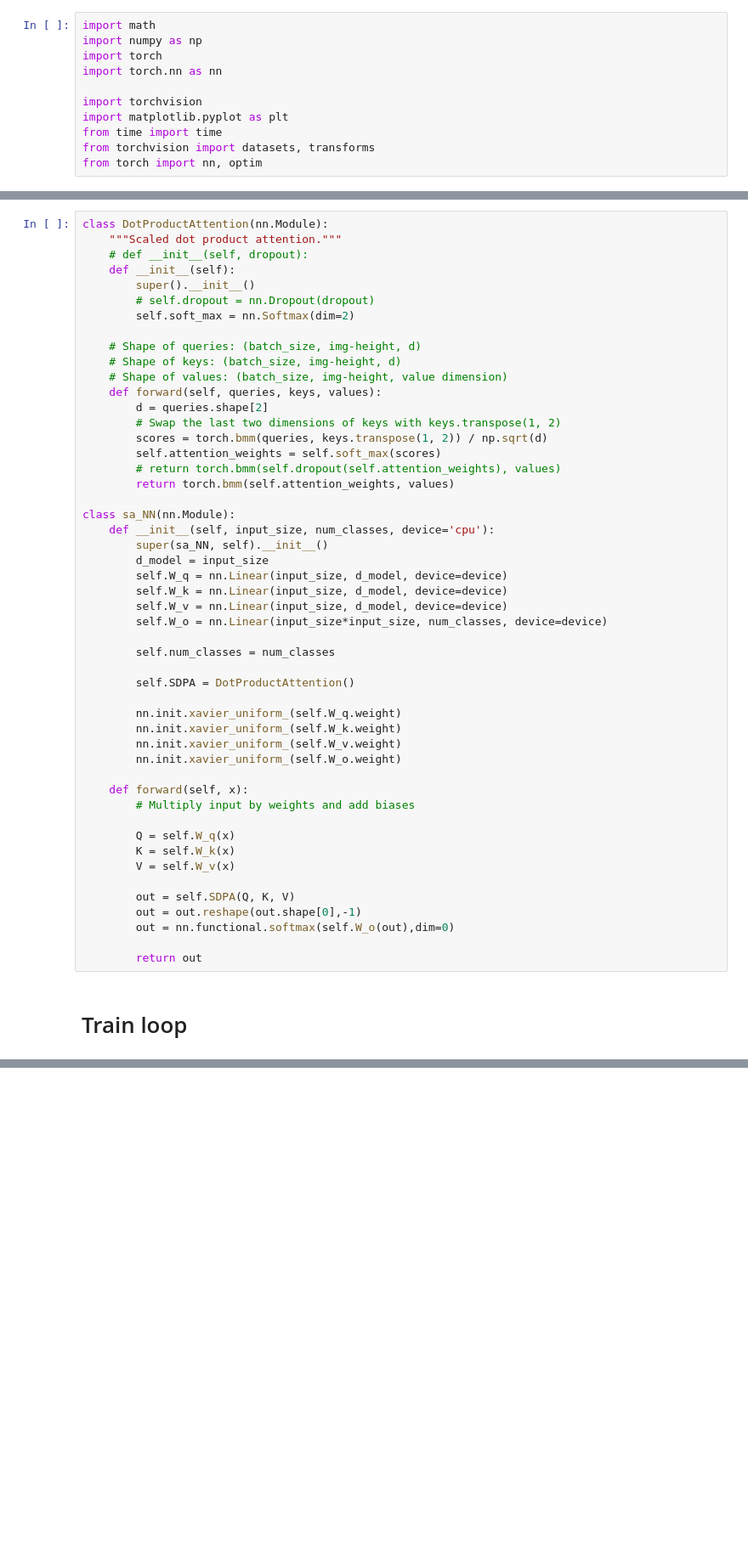
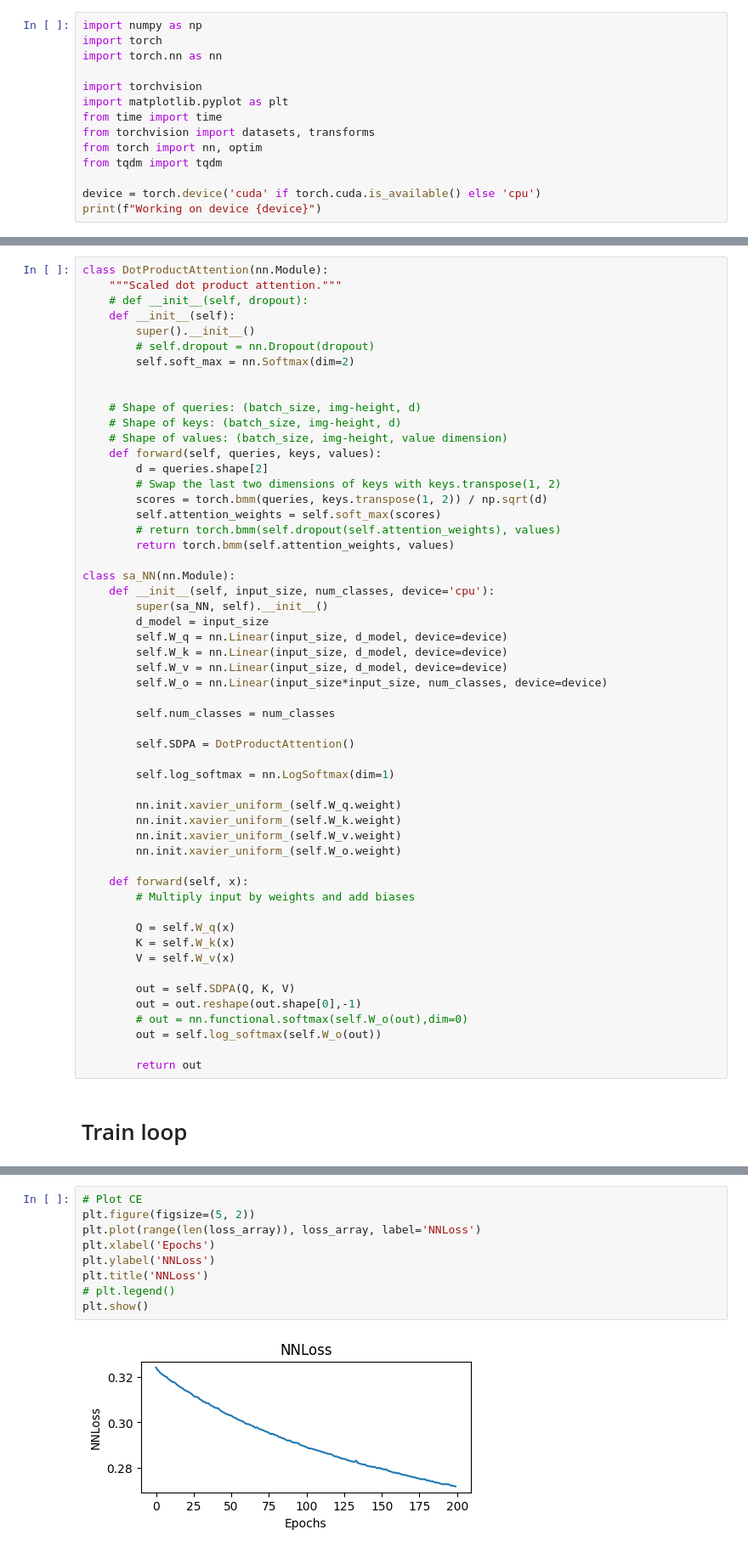
Before and after one commit to krivalcevich-egor/Recognize-Handwritten-Digits, a Jupyter notebook: src/python scripts/self_attention_model.ipynb, the cells around one changed output, grey strips where cells are left out. Shown at 85% size. Cells and saved outputs as stored; diff of their text form; blank space fills up the shorter version.

```diff
--- a/src/python scripts/self_attention_model.ipynb
+++ b/src/python scripts/self_attention_model.ipynb
@@ -1,7 +1,6 @@
 # %% [markdown]
 # Library
 # %%
-import math
 import numpy as np
 import torch
 import torch.nn as nn
@@ -11,3 +10,7 @@ import matplotlib.pyplot as plt
 from time import time
 from torchvision import datasets, transforms
 from torch import nn, optim
+from tqdm import tqdm
+
+device = torch.device('cuda' if torch.cuda.is_available() else 'cpu')
+print(f"Working on device {device}")
@@ -86,6 +99,7 @@ class DotProductAttention(nn.Module):
         super().__init__()
         # self.dropout = nn.Dropout(dropout)
         self.soft_max = nn.Softmax(dim=2)
+
 
     # Shape of queries: (batch_size, img-height, d)
     # Shape of keys: (batch_size, img-height, d)
@@ -111,6 +125,8 @@ class sa_NN(nn.Module):
 
         self.SDPA = DotProductAttention()
 
+        self.log_softmax = nn.LogSoftmax(dim=1)
+
         nn.init.xavier_uniform_(self.W_q.weight)
         nn.init.xavier_uniform_(self.W_k.weight)
         nn.init.xavier_uniform_(self.W_v.weight)
@@ -125,7 +141,8 @@ class sa_NN(nn.Module):
 
         out = self.SDPA(Q, K, V)
         out = out.reshape(out.shape[0],-1)
-        out = nn.functional.softmax(self.W_o(out),dim=0)
+        # out = nn.functional.softmax(self.W_o(out),dim=0)
+        out = self.log_softmax(self.W_o(out))
 
         return out
 # %% [markdown]
@@ -219,0 +232,11 @@ Training Time (in minutes) = 1.642786689599355
+# %%
+# Plot CE
+plt.figure(figsize=(5, 2))
+plt.plot(range(len(loss_array)), loss_array, label='NNLoss')
+plt.xlabel('Epochs')
+plt.ylabel('NNLoss')
+plt.title('NNLoss')
+# plt.legend()
+plt.show()
+# %% [output]
+[figure, added]
```
Also changed, not shown: parts of 4 cells of this notebook, 28 other files.
